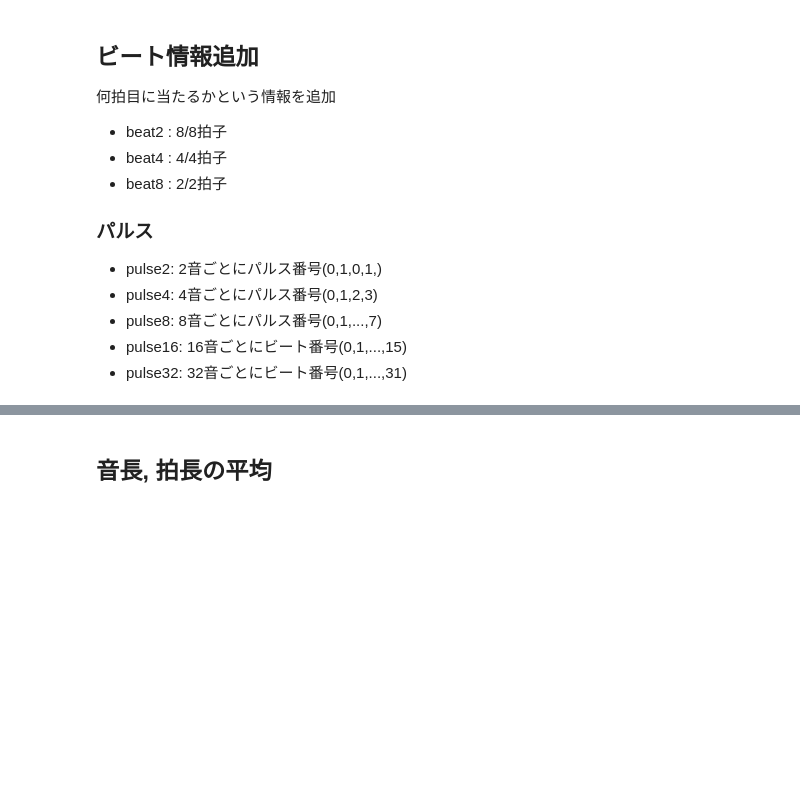
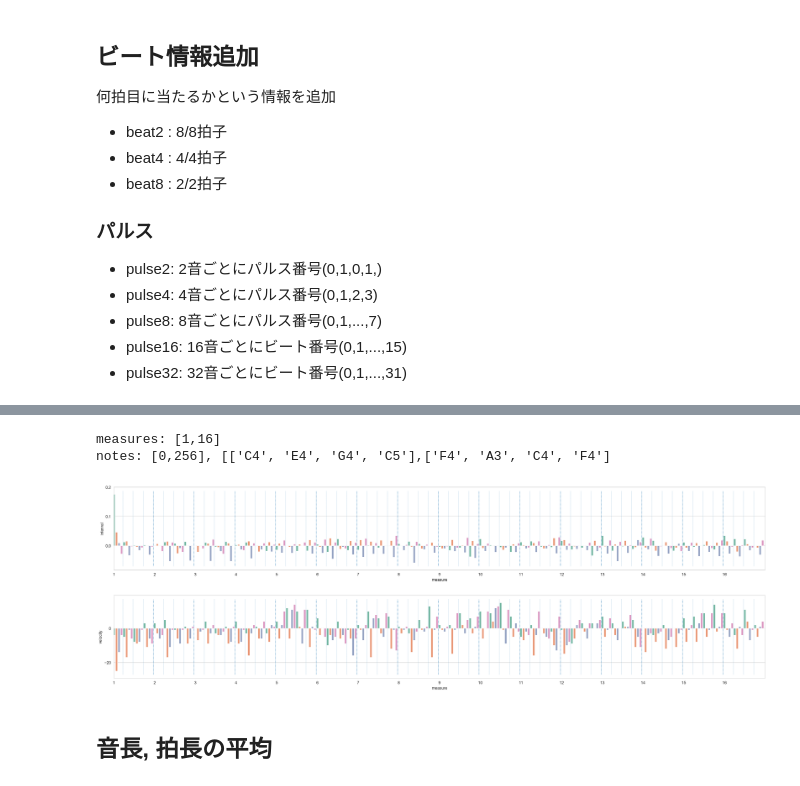
Before and after one commit to jnishii/midi-roll, a Jupyter notebook: midi_analysis.ipynb, the cells around one changed output, grey strips where cells are left out. Cells and saved outputs as stored; diff of their text form; code cells hidden in the pictures; blank space fills up the shorter version.

```diff
--- a/midi_analysis.ipynb
+++ b/midi_analysis.ipynb
@@ -98,20 +118,26 @@ display(note_on[:5])
 - pulse16: 16音ごとにビート番号(0,1,...,15)
 - pulse32: 32音ごとにビート番号(0,1,...,31)
 # %%
-note_on.index=range(len(note_on))
+def get_interval(note_on):
+    note_on.index=range(len(note_on))
 
-N=5
-for i in range(0,N):
-    k=2**i
-    #note_on["beat"+str(k)]=((note_on.index // k) % (16//k))
-    note_on["beat_n"+str(k)]=((note_on.index // k))
-    note_on["pulse"+str(k)]=note_on.index % k
+    N=5
+    for i in range(0,N):
+        k=2**i
+        #note_on["beat"+str(k)]=((note_on.index // k) % (16//k))
+        note_on["beat_n"+str(k)]=((note_on.index // k))
+        note_on["pulse"+str(k)]=note_on.index % k
 
-display(note_on[:5])
-display(note_on[15:20])
+    #display(note_on[:5])
+    #display(note_on[15:20])
+
+    interval1=pd.DataFrame(note_on.time_counter.diff(1).shift(-1))
+    interval1=interval1.rename(columns={"time_counter":"interval"})
+    interval1=pd.concat([note_on,interval1], axis=1)
+    interval1.index=range(len(interval1))
+
+    return(interval1)
 # %%
-interval1=pd.DataFrame(note_on.time_counter.diff(1).shift(-1))
-interval1=interval1.rename(columns={"time_counter":"interval"})
-interval1=pd.concat([note_on,interval1], axis=1)
-interval1.index=range(len(interval1))
-display(interval1)
+interval=get_interval(note_on)
+
+interval
@@ -155,3 +223,9 @@ g2.set_ylabel("velocity")
+# %%
+plt_performance(interval, start_measure=1, end_measure=16)
+# %% [output]
+measures: [1,16]
+notes: [0,256], [['C4', 'E4', 'G4', 'C5'],['F4', 'A3', 'C4', 'F4']
+[figure, added]
 # %% [markdown]
 ## 音長, 拍長の平均
 # %%
```
Also changed, not shown: parts of 7 cells of this notebook, 5 other files.
